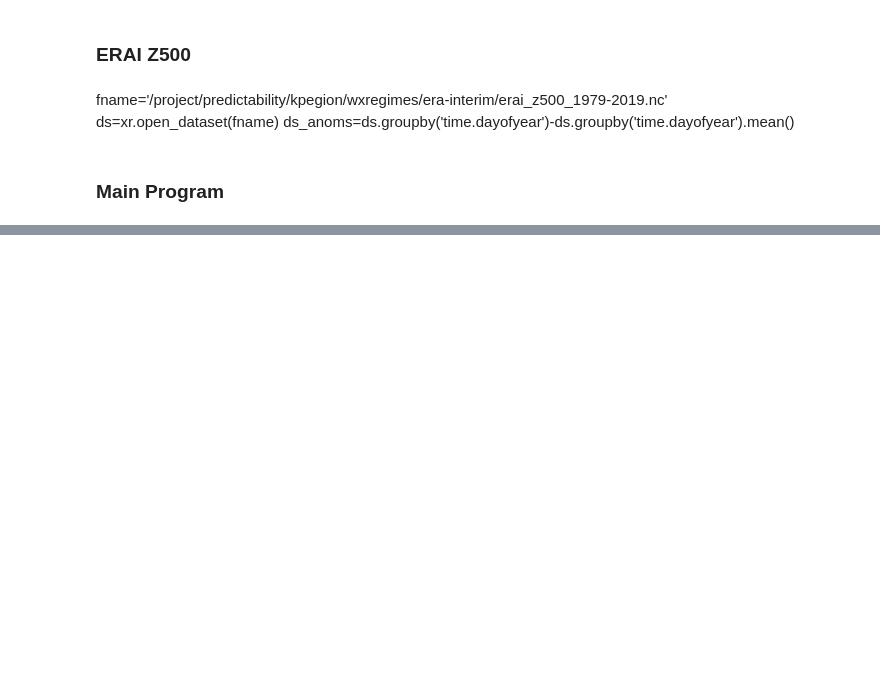
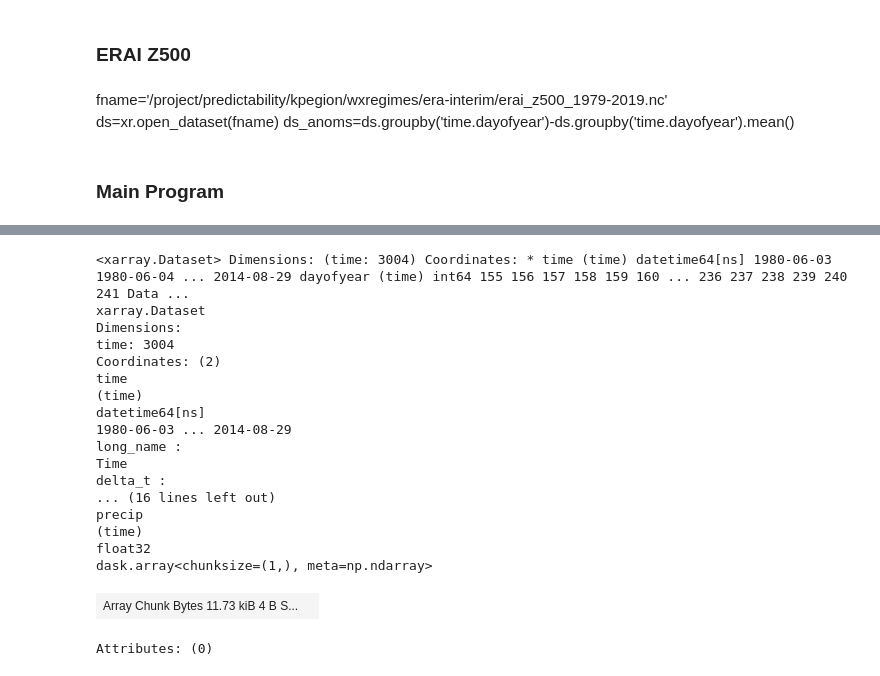
Before and after one commit to kpegion/ml-precip, a Jupyter notebook: src/daily_precip_indices.ipynb, the cells around one changed output, grey strips where cells are left out. Saved outputs shown, nothing was run; the diff lists cells and outputs as text; code cells hidden in the pictures; blank space fills up the shorter version.

```diff
--- a/src/daily_precip_indices.ipynb
+++ b/src/daily_precip_indices.ipynb
@@ -64,4 +64,4 @@ ds_anoms=ds_seus.groupby('time.dayofyear')-ds_seus.groupby('time.dayofyear').mea
 # Smooth data
 #ds_anoms=ds_anoms.rolling(time=7,center=False).mean() #.dropna(dim='time')
 
-ds_anoms
+ds_anoms=ds_anoms.sortby('time')
@@ -97,7 +77,8 @@ ds_anoms=ds.groupby('time.dayofyear')-ds.groupby('time.dayofyear').mean()
 indices_dict=init_predictors_dict()
 
 # Loop over seasons
-for seas,slabel,seas_abbrv in zip([winter,summer],['Winter','Summer'],['DJF','JJA']):
+#for seas,slabel,seas_abbrv in zip([winter,summer],['Winter','Summer'],['DJF','JJA']):
+for seas,slabel,seas_abbrv in zip([summer],['Summer'],['JJA']):
 
     print(slabel)
 
@@ -139,7 +120,7 @@ for seas,slabel,seas_abbrv in zip([winter,summer],['Winter','Summer'],['DJF','JJ
             ds_p=ds_anoms.sel(time=ds_anoms['time.month'].isin(seas)).sel(time=slice(sdate,edate)) #.dropna(dim='time')
 
             # Append this predictor index to list of all predictors
-            features_list.append(ds_i[f['name']])
+            features_list.append(ds_i[f['name']].sortby('time'))
 
         # Categorize predictor indices for composites and ratios
         #ds_bins=[]
@@ -232,0 +232,22 @@ Test ROC AUC score: 0.4721705013964623
+# %%
+ds_target
+# %% [output]
+<xarray.Dataset> Dimensions: (time: 3004) Coordinates: * time (time) datetime64[ns] 1980-06-03 1980-06-04 ... 2014-08-29 dayofyear (time) int64 155 156 157 158 159 160 ... 236 237 238 239 240 241 Data ...
+xarray.Dataset
+Dimensions:
+time: 3004
+Coordinates: (2)
+time
+(time)
+datetime64[ns]
+1980-06-03 ... 2014-08-29
+long_name :
+Time
+delta_t :
+... (16 lines left out)
+precip
+(time)
+float32
+dask.array<chunksize=(1,), meta=np.ndarray>
+| Array Chunk Bytes 11.73 kiB 4 B S... |  |
+Attributes: (0)
```
Also changed, not shown: parts of 3 cells of this notebook, 6 other files.
